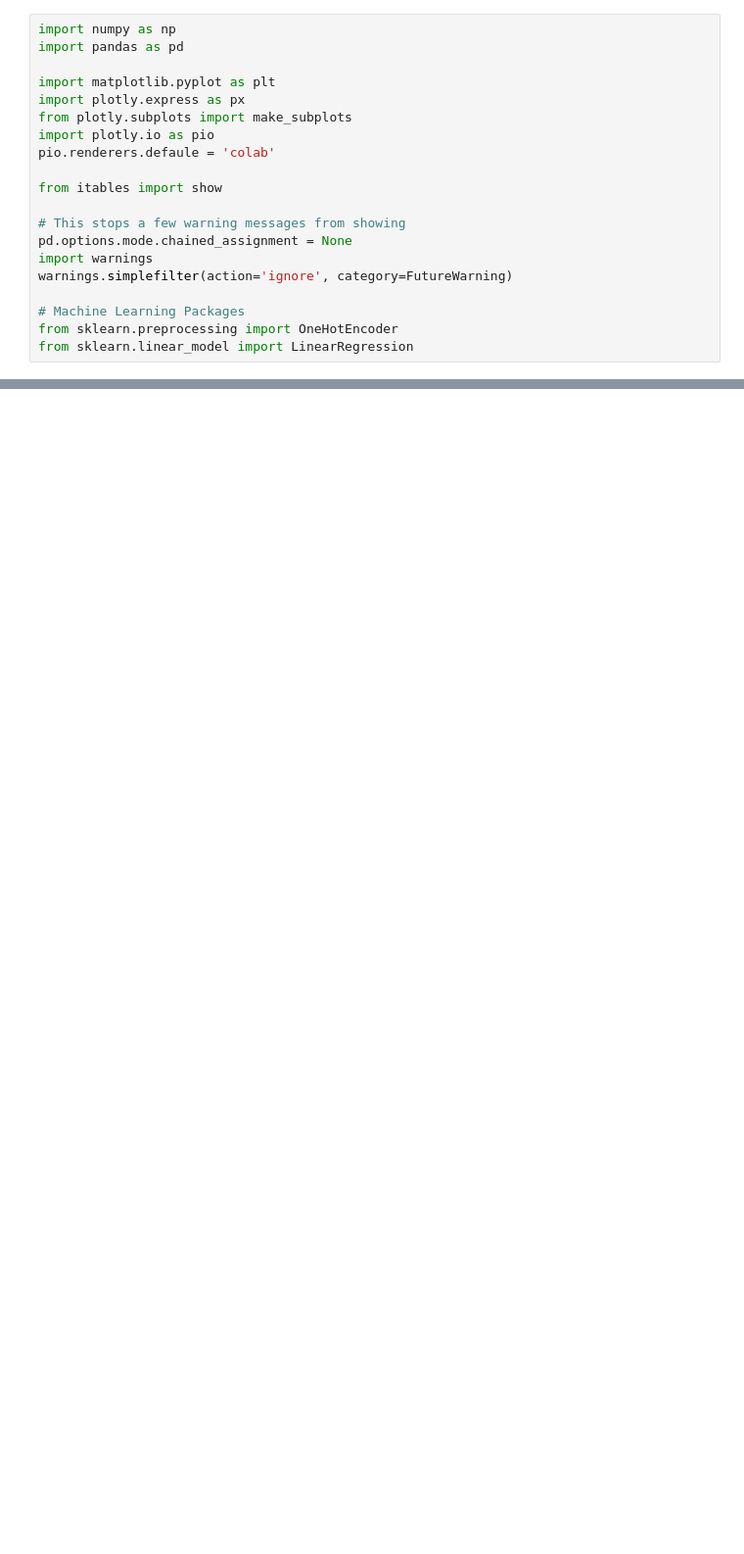
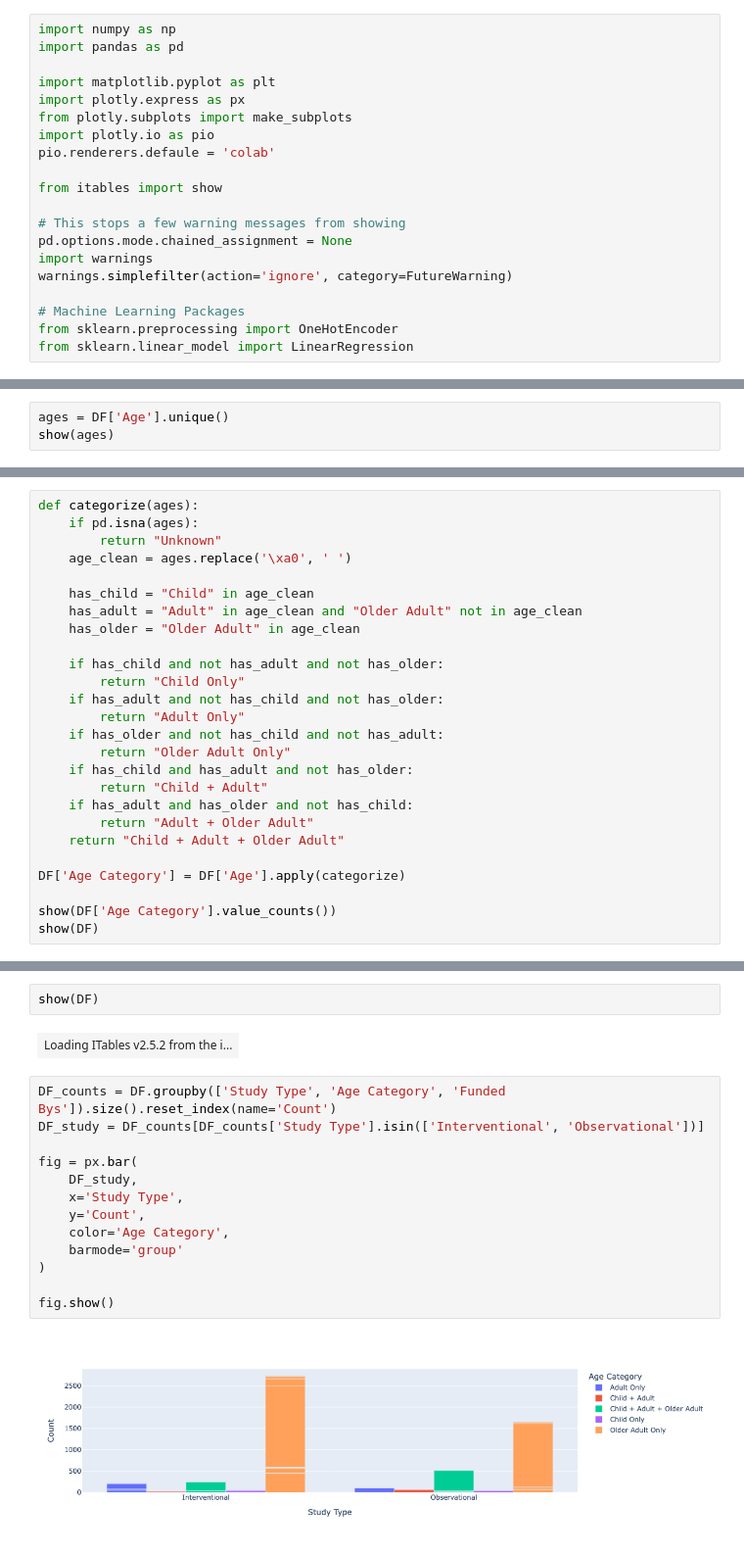
Before and after one commit to DCard2512/GroupProjectData101, a Jupyter notebook: GroupPDiego.ipynb, the cells around one changed output, grey strips where cells are left out. Shown at 98% size. Saved outputs shown, nothing was run; the diff lists cells and outputs as text; blank space fills up the shorter version.

```diff
--- a/GroupPDiego.ipynb
+++ b/GroupPDiego.ipynb
@@ -49,0 +69,3 @@ fig.show()
+# %%
+ages = DF['Age'].unique()
+show(ages)
@@ -49,0 +74,26 @@ fig.show()
+# %%
+def categorize(ages):
+    if pd.isna(ages):
+        return "Unknown"
+    age_clean = ages.replace('\xa0', ' ')
+
+    has_child = "Child" in age_clean
+    has_adult = "Adult" in age_clean and "Older Adult" not in age_clean
+    has_older = "Older Adult" in age_clean
+
+    if has_child and not has_adult and not has_older:
+        return "Child Only"
+    if has_adult and not has_child and not has_older:
+        return "Adult Only"
+    if has_older and not has_child and not has_adult:
+        return "Older Adult Only"
+    if has_child and has_adult and not has_older:
+        return "Child + Adult"
+    if has_adult and has_older and not has_child:
+        return "Adult + Older Adult"
+    return "Child + Adult + Older Adult"
+
+DF['Age Category'] = DF['Age'].apply(categorize)
+
+show(DF['Age Category'].value_counts())
+show(DF)
@@ -49,0 +103,19 @@ fig.show()
+# %%
+show(DF)
+# %% [output]
+| Loading ITables v2.5.2 from the i... |
+# %%
+DF_counts = DF.groupby(['Study Type', 'Age Category', 'Funded Bys']).size().reset_index(name='Count')
+DF_study = DF_counts[DF_counts['Study Type'].isin(['Interventional', 'Observational'])]
+
+fig = px.bar(
+    DF_study,
+    x='Study Type',
+    y='Count',
+    color='Age Category',
+    barmode='group'
+)
+
+fig.show()
+# %% [output]
+[figure, added]
```
Also changed, not shown: parts of 17 cells of this notebook.
